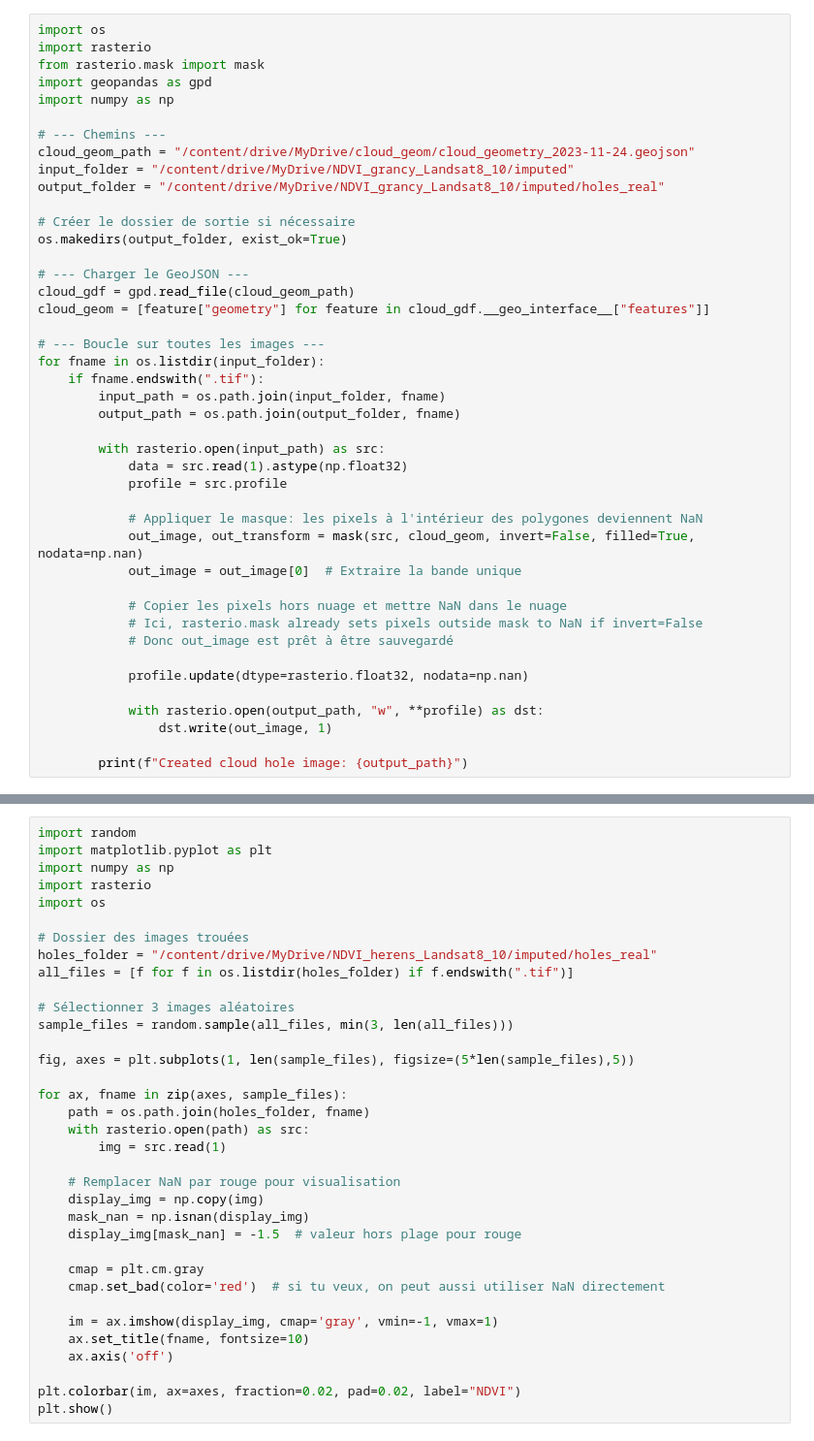
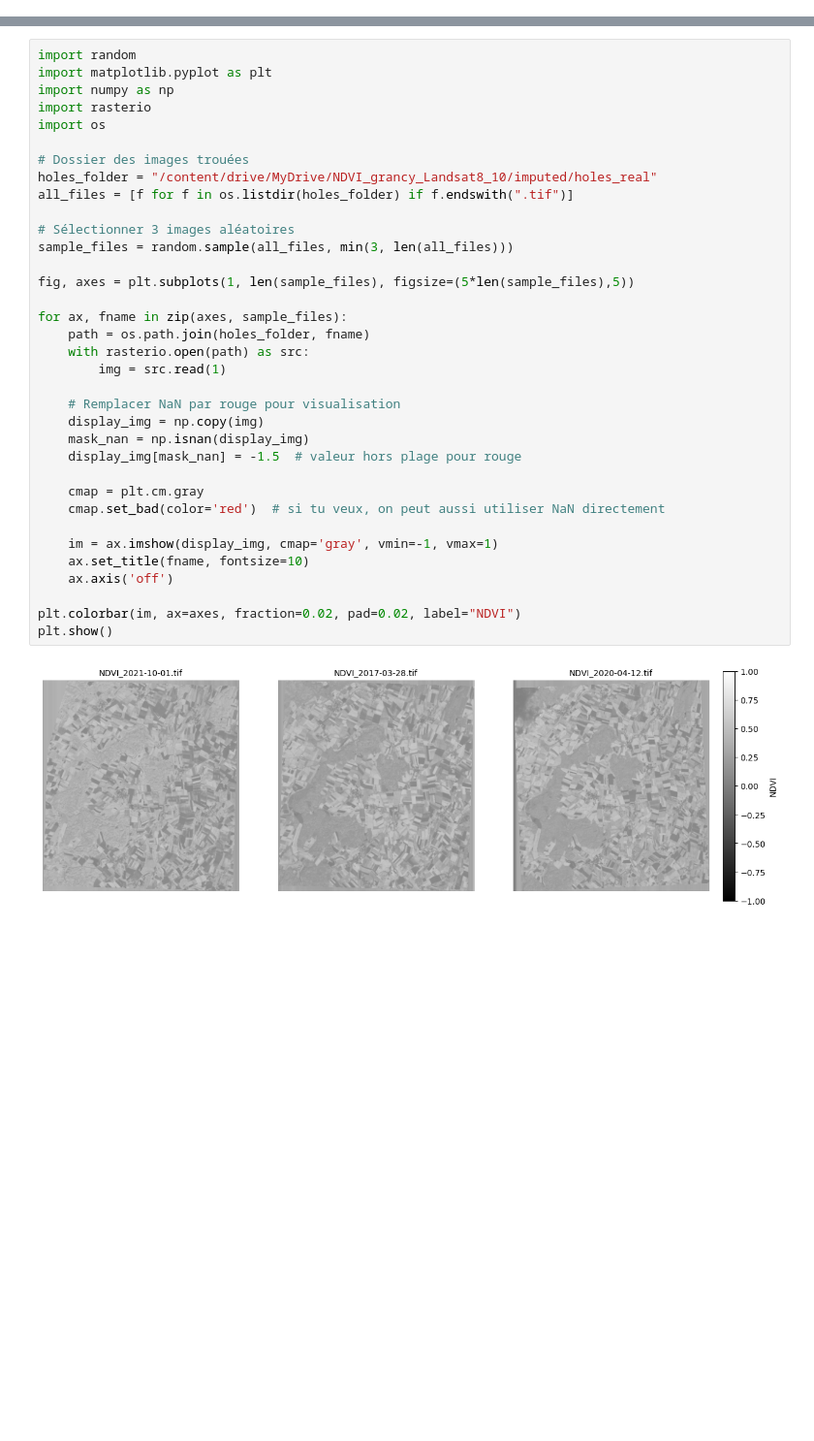
Before and after one commit to larasauser/master, a Jupyter notebook: cloud_real.ipynb, the cells around one changed output, grey strips where cells are left out. Shown at 97% size. Drawn from its saved outputs; the diff is of its cells as text; blank space fills up the shorter version.

```diff
--- a/cloud_real.ipynb
+++ b/cloud_real.ipynb
@@ -12,43 +31,0 @@ ValueError: Mountpoint must not already contain files
-# %%
-import os
-import rasterio
-from rasterio.mask import mask
-import geopandas as gpd
-import numpy as np
-
-# --- Chemins ---
-cloud_geom_path = "/content/drive/MyDrive/cloud_geom/cloud_geometry_2023-11-24.geojson"
-input_folder = "/content/drive/MyDrive/NDVI_grancy_Landsat8_10/imputed"
-output_folder = "/content/drive/MyDrive/NDVI_grancy_Landsat8_10/imputed/holes_real"
-
-# Créer le dossier de sortie si nécessaire
-os.makedirs(output_folder, exist_ok=True)
-
-# --- Charger le GeoJSON ---
-cloud_gdf = gpd.read_file(cloud_geom_path)
-cloud_geom = [feature["geometry"] for feature in cloud_gdf.__geo_interface__["features"]]
-
-# --- Boucle sur toutes les images ---
-for fname in os.listdir(input_folder):
-    if fname.endswith(".tif"):
-        input_path = os.path.join(input_folder, fname)
-        output_path = os.path.join(output_folder, fname)
-
-        with rasterio.open(input_path) as src:
-            data = src.read(1).astype(np.float32)
-            profile = src.profile
-
-            # Appliquer le masque: les pixels à l'intérieur des polygones deviennent NaN
-            out_image, out_transform = mask(src, cloud_geom, invert=False, filled=True, nodata=np.nan)
-            out_image = out_image[0]  # Extraire la bande unique
-
-            # Copier les pixels hors nuage et mettre NaN dans le nuage
-            # Ici, rasterio.mask already sets pixels outside mask to NaN if invert=False
-            # Donc out_image est prêt à être sauvegardé
-
-            profile.update(dtype=rasterio.float32, nodata=np.nan)
-
-            with rasterio.open(output_path, "w", **profile) as dst:
-                dst.write(out_image, 1)
-
-        print(f"Created cloud hole image: {output_path}")
@@ -61,31 +161,33 @@ import numpy as np
 import rasterio
 import os
 
 # Dossier des images trouées
-holes_folder = "/content/drive/MyDrive/NDVI_herens_Landsat8_10/imputed/holes_real"
+holes_folder = "/content/drive/MyDrive/NDVI_grancy_Landsat8_10/imputed/holes_real"
 all_files = [f for f in os.listdir(holes_folder) if f.endswith(".tif")]
 
 # Sélectionner 3 images aléatoires
 sample_files = random.sample(all_files, min(3, len(all_files)))
 
 fig, axes = plt.subplots(1, len(sample_files), figsize=(5*len(sample_files),5))
 
 for ax, fname in zip(axes, sample_files):
     path = os.path.join(holes_folder, fname)
     with rasterio.open(path) as src:
         img = src.read(1)
 
     # Remplacer NaN par rouge pour visualisation
     display_img = np.copy(img)
     mask_nan = np.isnan(display_img)
     display_img[mask_nan] = -1.5  # valeur hors plage pour rouge
 
     cmap = plt.cm.gray
     cmap.set_bad(color='red')  # si tu veux, on peut aussi utiliser NaN directement
 
     im = ax.imshow(display_img, cmap='gray', vmin=-1, vmax=1)
     ax.set_title(fname, fontsize=10)
     ax.axis('off')
 
 plt.colorbar(im, ax=axes, fraction=0.02, pad=0.02, label="NDVI")
 plt.show()
+# %% [output]
+[figure, added]
```
Also changed, not shown: parts of 5 cells of this notebook.
